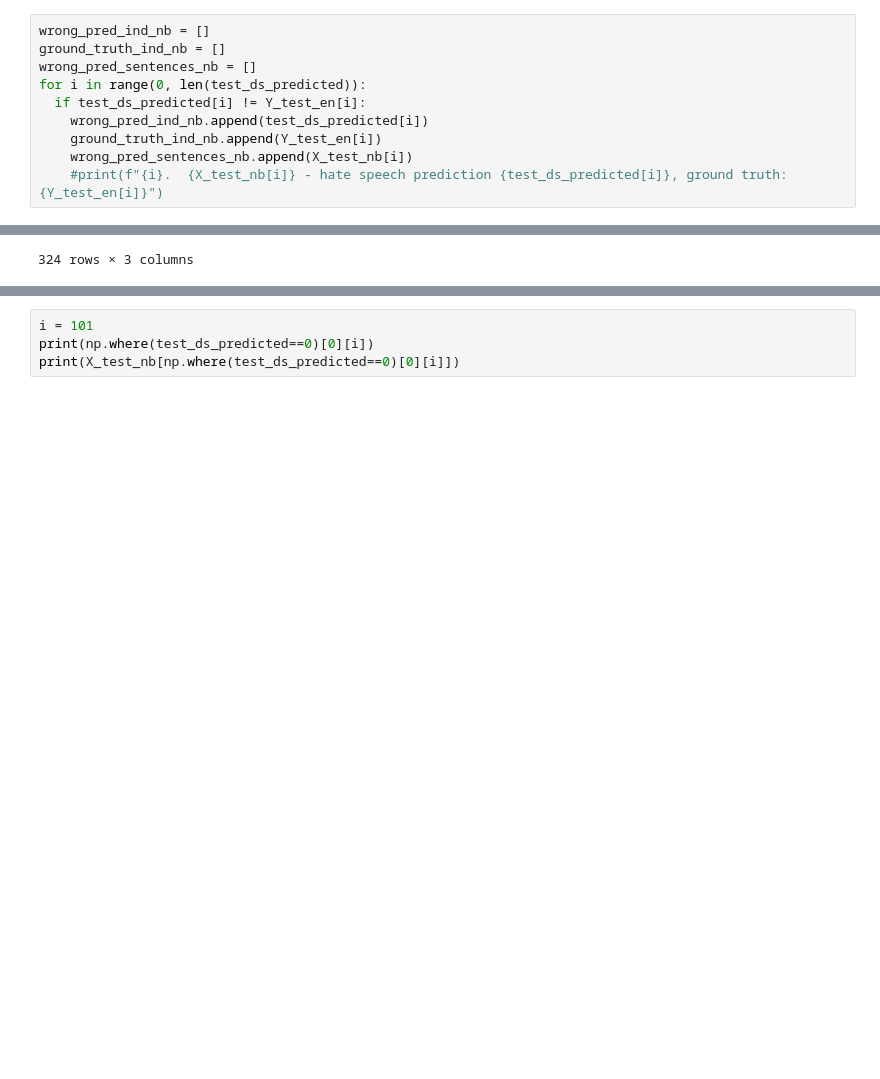
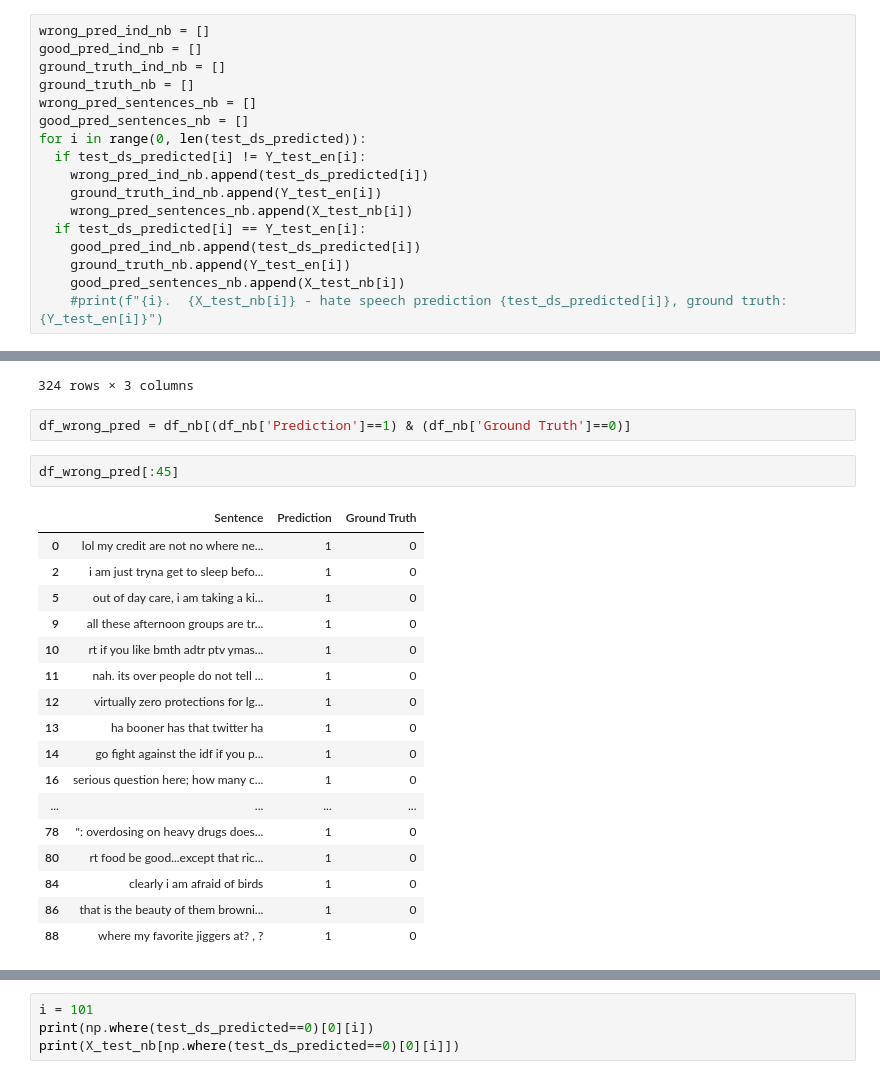
Before and after one commit to RageOfTheDucks/NLP_HSD, a Jupyter notebook: ORDINE3.ipynb, the cells around one changed output, grey strips where cells are left out. Cells and saved outputs as stored; diff of their text form; blank space fills up the shorter version.

```diff
--- a/ORDINE3.ipynb
+++ b/ORDINE3.ipynb
@@ -909,11 +901,18 @@ Y_test_en[100]
 1
 # %%
 wrong_pred_ind_nb = []
+good_pred_ind_nb = []
 ground_truth_ind_nb = []
+ground_truth_nb = []
 wrong_pred_sentences_nb = []
+good_pred_sentences_nb = []
 for i in range(0, len(test_ds_predicted)):
   if test_ds_predicted[i] != Y_test_en[i]:
     wrong_pred_ind_nb.append(test_ds_predicted[i])
     ground_truth_ind_nb.append(Y_test_en[i])
     wrong_pred_sentences_nb.append(X_test_nb[i])
+  if test_ds_predicted[i] == Y_test_en[i]:
+    good_pred_ind_nb.append(test_ds_predicted[i])
+    ground_truth_nb.append(Y_test_en[i])
+    good_pred_sentences_nb.append(X_test_nb[i])
     #print(f"{i}.  {X_test_nb[i]} - hate speech prediction {test_ds_predicted[i]}, ground truth: {Y_test_en[i]}")
@@ -934,3 +950,25 @@ df_nb
 | 322 | so real it is unreal lol | 1 | 0 |
 | 323 | uh you are trash. | 0 | 1 |
 324 rows × 3 columns
+# %%
+df_wrong_pred = df_nb[(df_nb['Prediction']==1) & (df_nb['Ground Truth']==0)]
+# %%
+df_wrong_pred[:45]
+# %% [output]
+|  | Sentence | Prediction | Ground Truth |
+| 0 | lol my credit are not no where ne... | 1 | 0 |
+| 2 | i am just tryna get to sleep befo... | 1 | 0 |
+| 5 | out of day care, i am taking a ki... | 1 | 0 |
+| 9 | all these afternoon groups are tr... | 1 | 0 |
+| 10 | rt if you like bmth adtr ptv ymas... | 1 | 0 |
+| 11 | nah. its over people do not tell ... | 1 | 0 |
+| 12 | virtually zero protections for lg... | 1 | 0 |
+| 13 | ha booner has that twitter ha | 1 | 0 |
+| 14 | go fight against the idf if you p... | 1 | 0 |
+| 16 | serious question here; how many c... | 1 | 0 |
+| ... | ... | ... | ... |
+| 78 | ": overdosing on heavy drugs does... | 1 | 0 |
+| 80 | rt food be good...except that ric... | 1 | 0 |
+| 84 | clearly i am afraid of birds | 1 | 0 |
+| 86 | that is the beauty of them browni... | 1 | 0 |
+| 88 | where my favorite jiggers at? , ? | 1 | 0 |
```
Also changed, not shown: parts of 12 cells of this notebook.
